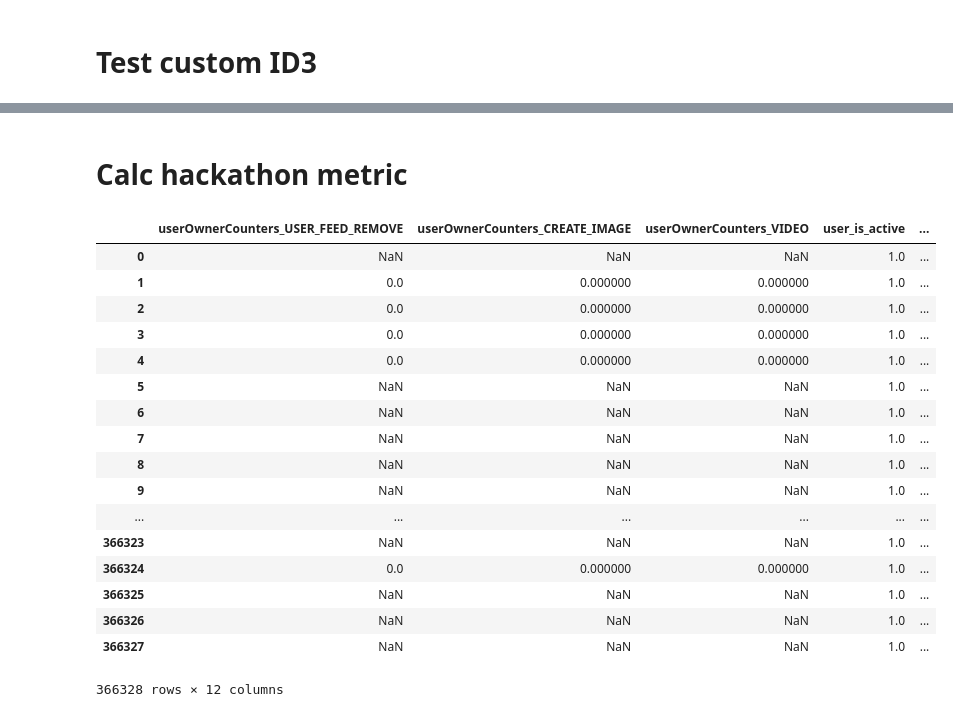
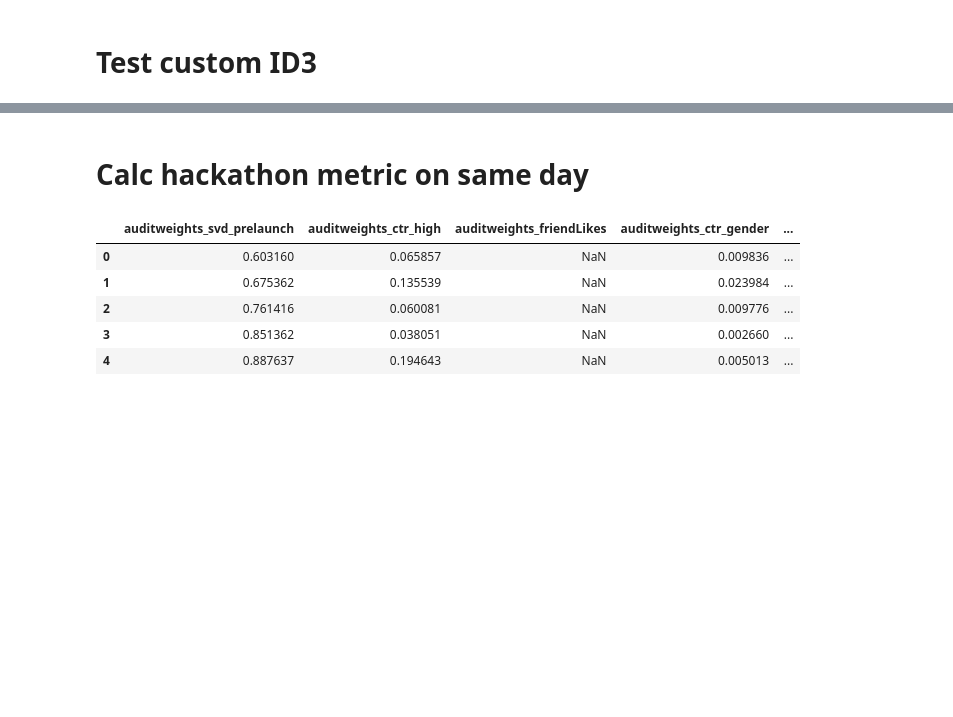
Before and after one commit to SKutukov/ML_experiments, a Jupyter notebook: main.py.ipynb, the cells around one changed output, grey strips where cells are left out. Drawn from its saved outputs; the diff is of its cells as text; code cells hidden in the pictures; blank space fills up the shorter version.

```diff
--- a/main.py.ipynb
+++ b/main.py.ipynb
@@ -20,7 +20,7 @@ import os
 # %%
 
 # Where the downloaded data are
-input_path = '/home/faraon/data/collabTrain/'
+input_path = '/home/skutukov/Documents/collabTrain/'
 # Where to store results
 output_path = './'
 # %%
@@ -71,11 +90,8 @@ data['liked'] = data['feedback'].apply(feedback_to_float)
 # %% [markdown]
 # Select some features
 # %%
-
 # instanceId_userId
 # liked
-selected_features = ['userOwnerCounters_USER_FEED_REMOVE',
-                     'userOwnerCounters_CREATE_IMAGE', 'userOwnerCounters_VIDEO',  'user_is_active',
-                     'auditweights_feedOwner_RECOMMENDED_GROUP', 'auditweights_svd_prelaunch',
+selected_features = ['auditweights_svd_prelaunch',
                      'auditweights_ctr_high', 'auditweights_friendLikes', 'auditweights_ctr_gender'
                     ]
@@ -447,57 +450,45 @@ test MSE 0.0
 --------------------------------------------
 # %% [markdown]
-# Calc hackathon metric
+# Calc hackathon metric on same day
 # %%
 # Used to read the Parquet data
 import pyarrow.parquet as parquet
 # Used to train the baseline model
 import numpy as np
 from sklearn.tree import DecisionTreeClassifier
 from sklearn.metrics import mean_squared_error
 from scipy.stats import spearmanr
 
 from sklearn.utils import shuffle
 
 import pandas as pd
 import os
 
 
 
 
 # Where the downloaded data are
-input_path = '/home/faraon/data/collabTrain/'
+input_path = '/home/skutukov/Documents/collabTrain/'
 # Where to store results
 output_path = './'
 
-dirs = ["date=2018-03-21"]
+dirs = ["date=2018-02-01"]
 
 data = pd.DataFrame({})
 for file in dirs:
     temp_data = parquet.read_table(input_path + file).to_pandas()
     data = pd.concat([data, temp_data])
 
 data['label'] = data['feedback'].apply(lambda x: 1.0 if("Liked" in x) else 0.0)
 
 data = data[ [*selected_features, "instanceId_userId", "instanceId_objectId", "label"] ]
-data
+data.head()
 # %% [output]
-|  | userOwnerCounters_USER_FEED_REMOVE | userOwnerCounters_CREATE_IMAGE | userOwnerCounters_VIDEO | user_is_active | ... |
-| 0 | NaN | NaN | NaN | 1.0 | ... |
-| 1 | 0.0 | 0.000000 | 0.000000 | 1.0 | ... |
-| 2 | 0.0 | 0.000000 | 0.000000 | 1.0 | ... |
-| 3 | 0.0 | 0.000000 | 0.000000 | 1.0 | ... |
-| 4 | 0.0 | 0.000000 | 0.000000 | 1.0 | ... |
-| 5 | NaN | NaN | NaN | 1.0 | ... |
-| 6 | NaN | NaN | NaN | 1.0 | ... |
-| 7 | NaN | NaN | NaN | 1.0 | ... |
-| 8 | NaN | NaN | NaN | 1.0 | ... |
-| 9 | NaN | NaN | NaN | 1.0 | ... |
-| ... | ... | ... | ... | ... | ... |
-| 366323 | NaN | NaN | NaN | 1.0 | ... |
-| 366324 | 0.0 | 0.000000 | 0.000000 | 1.0 | ... |
-| 366325 | NaN | NaN | NaN | 1.0 | ... |
-| 366326 | NaN | NaN | NaN | 1.0 | ... |
-| 366327 | NaN | NaN | NaN | 1.0 | ... |
+|  | auditweights_svd_prelaunch | auditweights_ctr_high | auditweights_friendLikes | auditweights_ctr_gender | ... |
+| 0 | 0.603160 | 0.065857 | NaN | 0.009836 | ... |
+| 1 | 0.675362 | 0.135539 | NaN | 0.023984 | ... |
+| 2 | 0.761416 | 0.060081 | NaN | 0.009776 | ... |
+| 3 | 0.851362 | 0.038051 | NaN | 0.002660 | ... |
+| 4 | 0.887637 | 0.194643 | NaN | 0.005013 | ... |
-366328 rows × 12 columns
 # %%
 data = data.fillna(0.0)
```
Also changed, not shown: parts of 24 cells of this notebook, 2 other files.
